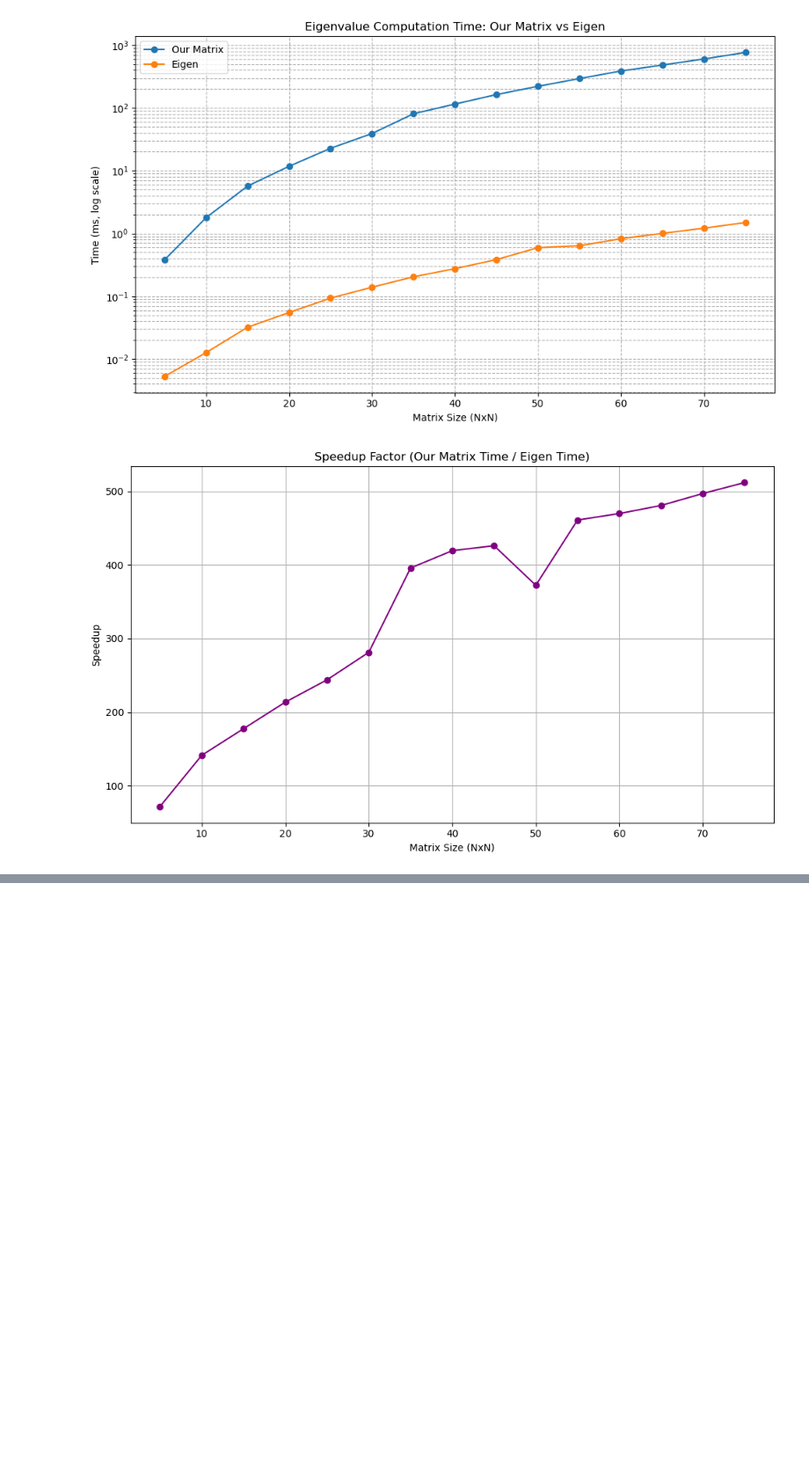
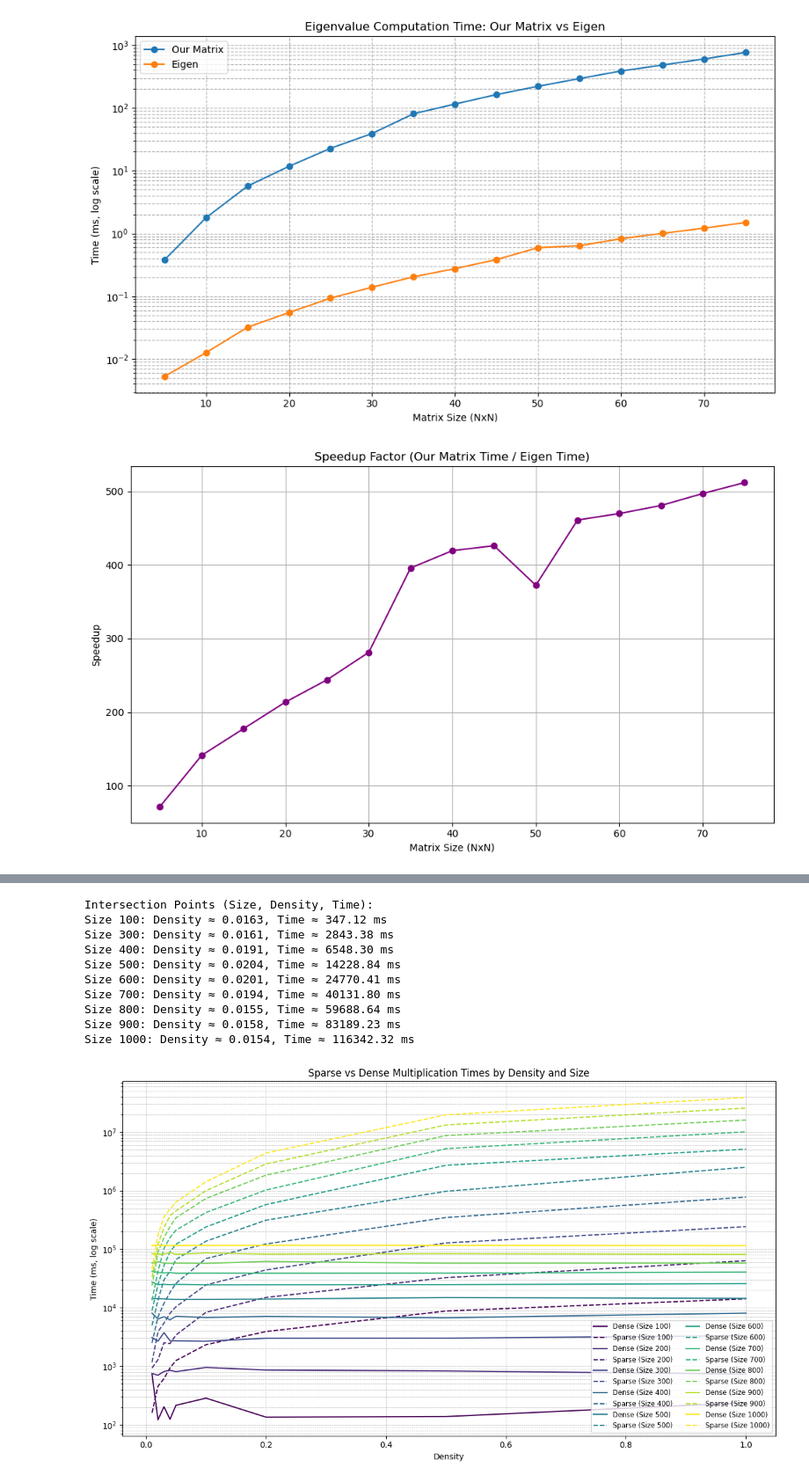
Before and after one commit to SahaidakYurii/linear_algebra_lib, a Jupyter notebook: benchmarks/benchmarks.ipynb, the cells around one changed output, grey strips where cells are left out. Shown at 88% size. Cells and saved outputs as stored; diff of their text form; code cells hidden in the pictures; blank space fills up the shorter version.

```diff
--- a/benchmarks/benchmarks.ipynb
+++ b/benchmarks/benchmarks.ipynb
@@ -89,0 +268,77 @@ plt.show()
+# %%
+import pandas as pd
+import numpy as np
+import matplotlib.pyplot as plt
+import matplotlib.cm as cm
+
+# Load CSV
+df = pd.read_csv("../data/sparse_serial.csv")
+
+# Unique sizes for grouping and color mapping
+sizes = sorted(df["Size"].unique())
+colors = cm.viridis(np.linspace(0, 1, len(sizes)))
+
+# Create plot
+plt.figure(figsize=(12, 7))
+
+print("Intersection Points (Size, Density, Time):")
+
+# Plot lines and compute intersections
+for i, size in enumerate(sizes):
+    subset = df[df["Size"] == size].sort_values("Density")
+    densities = subset["Density"].values
+    dense_times = subset["DenseMult(ms)"].replace(0, 0.1).values
+    sparse_times = subset["SparseMult(ms)"].replace(0, 0.1).values
+
+    # Plot Dense and Sparse
+    plt.plot(densities, dense_times, label=f"Dense (Size {size})", color=colors[i], linestyle='-')
+    plt.plot(densities, sparse_times, label=f"Sparse (Size {size})", color=colors[i], linestyle='--')
+
+    # Detect intersection by sign change in difference
+    for j in range(1, len(densities)):
+        diff1 = dense_times[j-1] - sparse_times[j-1]
+        diff2 = dense_times[j] - sparse_times[j]
+
+        if diff1 * diff2 < 0:  # There is a crossing
+            # Linear interpolation to estimate intersection
+            x1, x2 = densities[j-1], densities[j]
+            y1_dense, y2_dense = dense_times[j-1], dense_times[j]
+            y1_sparse, y2_sparse = sparse_times[j-1], sparse_times[j]
+
+            # Find intersection point (density where they are equal)
+            # Solve: y1_dense + (d - x1)*(y2_dense - y1_dense)/(x2 - x1) = y1_sparse + (d - x1)*(y2_sparse - y1_sparse)/(x2 - x1)
+            slope_diff = (y2_dense - y1_dense) - (y2_sparse - y1_sparse)
+            if slope_diff == 0:
+                continue  # Parallel lines, unlikely but possible
+            d_int = x1 + (y1_sparse - y1_dense) / slope_diff * (x2 - x1)
+            t_int = y1_dense + (d_int - x1) * (y2_dense - y1_dense) / (x2 - x1)
+
+            print(f"Size {size}: Density ≈ {d_int:.4f}, Time ≈ {t_int:.2f} ms")
+
+# Set log scale
+plt.yscale('log')
+
+# Labels and title
+plt.xlabel("Density")
+plt.ylabel("Time (ms, log scale)")
+plt.title("Sparse vs Dense Multiplication Times by Density and Size")
+
+# Legend and layout
+plt.legend(ncol=2, fontsize='small')
+plt.grid(True, which="both", ls="--", linewidth=0.5)
+plt.tight_layout()
+
+# Show plot
+plt.show()
+# %% [output]
+Intersection Points (Size, Density, Time):
+Size 100: Density ≈ 0.0163, Time ≈ 347.12 ms
+Size 300: Density ≈ 0.0161, Time ≈ 2843.38 ms
+Size 400: Density ≈ 0.0191, Time ≈ 6548.30 ms
+Size 500: Density ≈ 0.0204, Time ≈ 14228.84 ms
+Size 600: Density ≈ 0.0201, Time ≈ 24770.41 ms
+Size 700: Density ≈ 0.0194, Time ≈ 40131.80 ms
+Size 800: Density ≈ 0.0155, Time ≈ 59688.64 ms
+Size 900: Density ≈ 0.0158, Time ≈ 83189.23 ms
+Size 1000: Density ≈ 0.0154, Time ≈ 116342.32 ms
+[figure, added]
```
Also changed, not shown: parts of 5 cells of this notebook, 12 other files.
